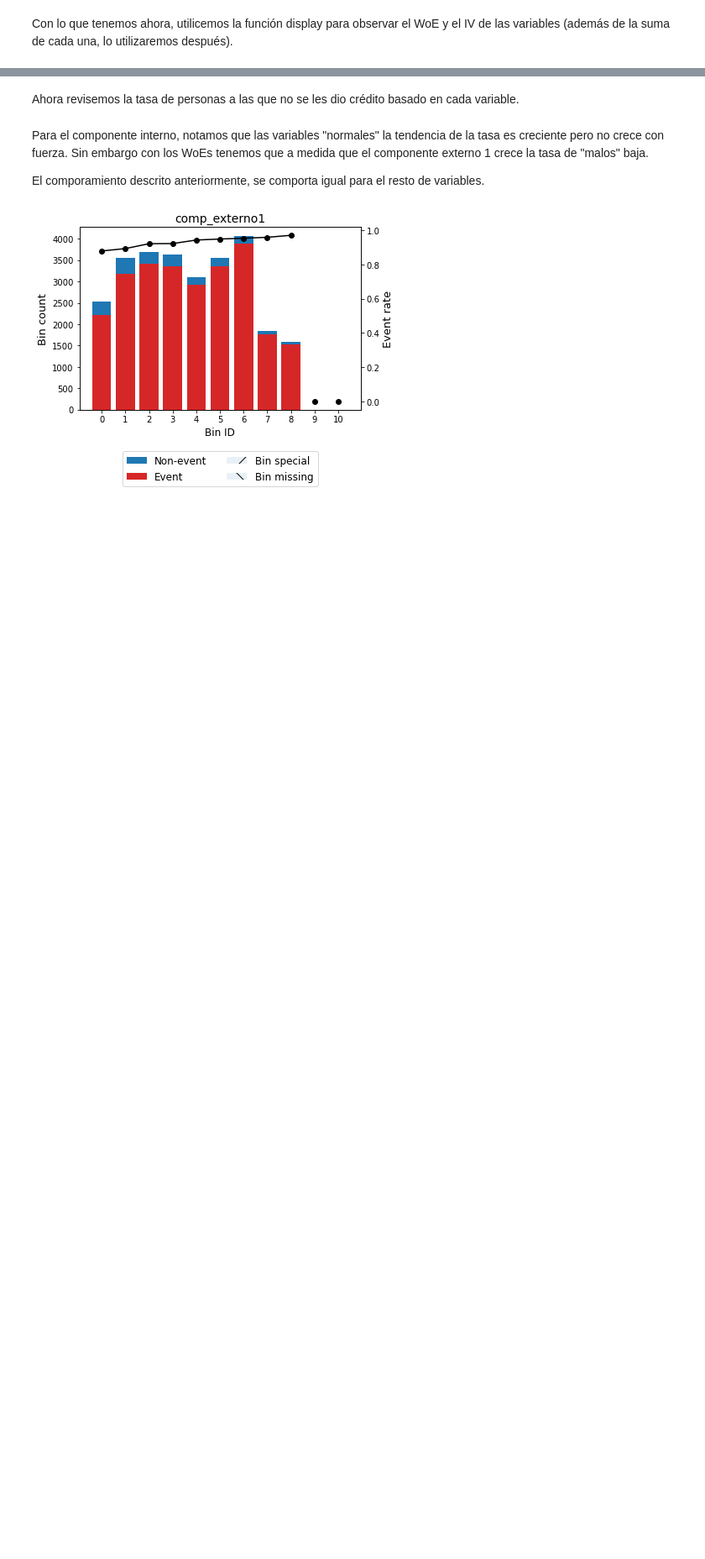
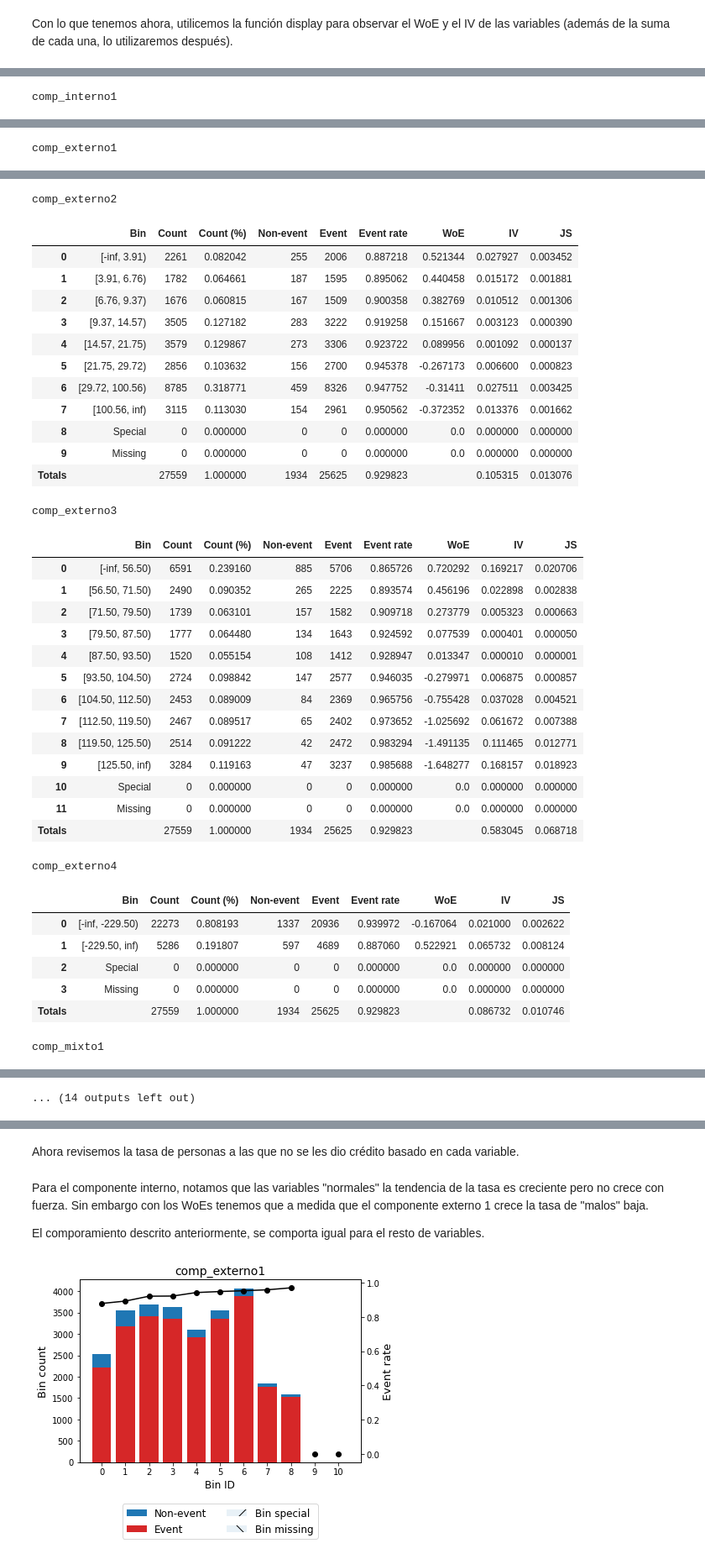
Before and after one commit to ignamun01/MachineLearningEquipo, a Jupyter notebook: Tarea2/Tarea_2_Ejercicio_1.ipynb, the cells around one changed output, grey strips where cells are left out. Shown: that part at 84% size. Drawn from its saved outputs; the diff is of its cells as text; code cells hidden in the pictures; blank space fills up the shorter version.

```diff
--- a/Tarea2/Tarea_2_Ejercicio_1.ipynb
+++ b/Tarea2/Tarea_2_Ejercicio_1.ipynb
@@ -62,14 +47,0 @@ optb_categoria3 = OptimalBinning(name="categoria3", dtype="categorical", solver=
-# %%
-optb_comp_interno1.fit(train["comp_interno1"].values,y)
-optb_comp_externo1.fit(train["comp_externo1"].values,y)
-optb_comp_externo2.fit(train["comp_externo2"].values,y)
-optb_comp_externo3.fit(train["comp_externo3"].values,y)
-optb_comp_externo4.fit(train["comp_externo4"].values,y)
-optb_comp_mixto1.fit(train["comp_mixto1"].values,y)
-optb_inversion.fit(train["inversion"].values,y)
-optb_comp_interno2.fit(train["comp_interno2"].values,y)
-optb_comp_interno3.fit(train["comp_interno3"].values,y)
-optb_comp_interno4.fit(train["comp_interno4"].values,y)
-optb_categoria1.fit(train["categoria1"].values,y)
-optb_categoria2.fit(train["categoria2"].values,y)
-optb_categoria3.fit(train["categoria3"].values,y)
@@ -91,0 +48,4 @@ categoria3 = optb_categoria3.binning_table
+# %%
+#comp_A son las variables numéricas y comp_B las variables categóricas
+comp_A = ['comp_interno1', 'comp_externo1', 'comp_externo2', 'comp_externo3', 'comp_externo4', 'comp_mixto1','inversion']
+comp_B = ['comp_interno2', 'comp_interno3', 'comp_interno4', 'categoria1', 'categoria2', 'categoria3']
@@ -258,0 +63,6 @@ display(categoria3.build())
+# %%
+for k in (comp_A+comp_B):
+    print(k)
+    display(tabla_valores(k).build())
+# %% [output]
+comp_interno1
@@ -258,0 +76 @@ display(categoria3.build())
+comp_externo1
@@ -258,0 +90,36 @@ display(categoria3.build())
+comp_externo2
+|  | Bin | Count | Count (%) | Non-event | Event | Event rate | WoE | IV | JS |
+| 0 | [-inf, 3.91) | 2261 | 0.082042 | 255 | 2006 | 0.887218 | 0.521344 | 0.027927 | 0.003452 |
+| 1 | [3.91, 6.76) | 1782 | 0.064661 | 187 | 1595 | 0.895062 | 0.440458 | 0.015172 | 0.001881 |
+| 2 | [6.76, 9.37) | 1676 | 0.060815 | 167 | 1509 | 0.900358 | 0.382769 | 0.010512 | 0.001306 |
+| 3 | [9.37, 14.57) | 3505 | 0.127182 | 283 | 3222 | 0.919258 | 0.151667 | 0.003123 | 0.000390 |
+| 4 | [14.57, 21.75) | 3579 | 0.129867 | 273 | 3306 | 0.923722 | 0.089956 | 0.001092 | 0.000137 |
+| 5 | [21.75, 29.72) | 2856 | 0.103632 | 156 | 2700 | 0.945378 | -0.267173 | 0.006600 | 0.000823 |
+| 6 | [29.72, 100.56) | 8785 | 0.318771 | 459 | 8326 | 0.947752 | -0.31411 | 0.027511 | 0.003425 |
+| 7 | [100.56, inf) | 3115 | 0.113030 | 154 | 2961 | 0.950562 | -0.372352 | 0.013376 | 0.001662 |
+| 8 | Special | 0 | 0.000000 | 0 | 0 | 0.000000 | 0.0 | 0.000000 | 0.000000 |
+| 9 | Missing | 0 | 0.000000 | 0 | 0 | 0.000000 | 0.0 | 0.000000 | 0.000000 |
+| Totals |  | 27559 | 1.000000 | 1934 | 25625 | 0.929823 |  | 0.105315 | 0.013076 |
+comp_externo3
+|  | Bin | Count | Count (%) | Non-event | Event | Event rate | WoE | IV | JS |
+| 0 | [-inf, 56.50) | 6591 | 0.239160 | 885 | 5706 | 0.865726 | 0.720292 | 0.169217 | 0.020706 |
+| 1 | [56.50, 71.50) | 2490 | 0.090352 | 265 | 2225 | 0.893574 | 0.456196 | 0.022898 | 0.002838 |
+| 2 | [71.50, 79.50) | 1739 | 0.063101 | 157 | 1582 | 0.909718 | 0.273779 | 0.005323 | 0.000663 |
+| 3 | [79.50, 87.50) | 1777 | 0.064480 | 134 | 1643 | 0.924592 | 0.077539 | 0.000401 | 0.000050 |
+| 4 | [87.50, 93.50) | 1520 | 0.055154 | 108 | 1412 | 0.928947 | 0.013347 | 0.000010 | 0.000001 |
+| 5 | [93.50, 104.50) | 2724 | 0.098842 | 147 | 2577 | 0.946035 | -0.279971 | 0.006875 | 0.000857 |
+| 6 | [104.50, 112.50) | 2453 | 0.089009 | 84 | 2369 | 0.965756 | -0.755428 | 0.037028 | 0.004521 |
+| 7 | [112.50, 119.50) | 2467 | 0.089517 | 65 | 2402 | 0.973652 | -1.025692 | 0.061672 | 0.007388 |
+| 8 | [119.50, 125.50) | 2514 | 0.091222 | 42 | 2472 | 0.983294 | -1.491135 | 0.111465 | 0.012771 |
+| 9 | [125.50, inf) | 3284 | 0.119163 | 47 | 3237 | 0.985688 | -1.648277 | 0.168157 | 0.018923 |
+| 10 | Special | 0 | 0.000000 | 0 | 0 | 0.000000 | 0.0 | 0.000000 | 0.000000 |
+| 11 | Missing | 0 | 0.000000 | 0 | 0 | 0.000000 | 0.0 | 0.000000 | 0.000000 |
+| Totals |  | 27559 | 1.000000 | 1934 | 25625 | 0.929823 |  | 0.583045 | 0.068718 |
+comp_externo4
+|  | Bin | Count | Count (%) | Non-event | Event | Event rate | WoE | IV | JS |
+| 0 | [-inf, -229.50) | 22273 | 0.808193 | 1337 | 20936 | 0.939972 | -0.167064 | 0.021000 | 0.002622 |
+| 1 | [-229.50, inf) | 5286 | 0.191807 | 597 | 4689 | 0.887060 | 0.522921 | 0.065732 | 0.008124 |
+| 2 | Special | 0 | 0.000000 | 0 | 0 | 0.000000 | 0.0 | 0.000000 | 0.000000 |
+| 3 | Missing | 0 | 0.000000 | 0 | 0 | 0.000000 | 0.0 | 0.000000 | 0.000000 |
+| Totals |  | 27559 | 1.000000 | 1934 | 25625 | 0.929823 |  | 0.086732 | 0.010746 |
+comp_mixto1
@@ -259,2 +138,3 @@ display(categoria3.build())
+... (14 outputs left out)
 # %% [markdown]
 Quitamos todas las columnas donde $$\sum IV < 2\%$$ Es decir no utilizaremos las variables que no están aportando mucha información.
```
Also changed, not shown: parts of 32 cells of this notebook.
